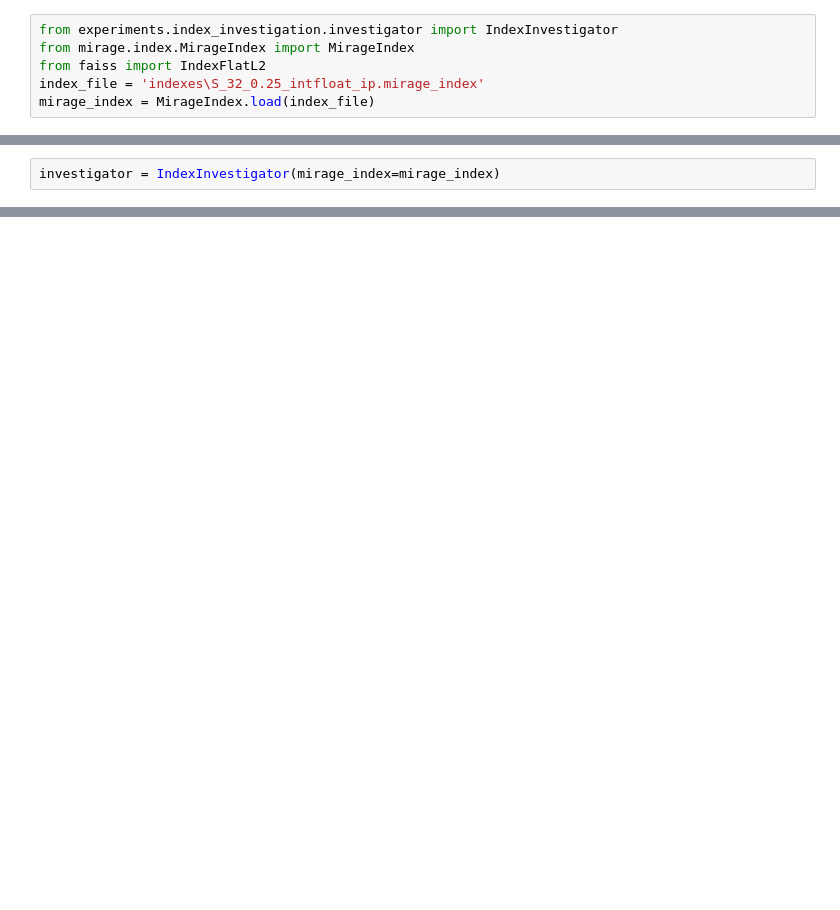
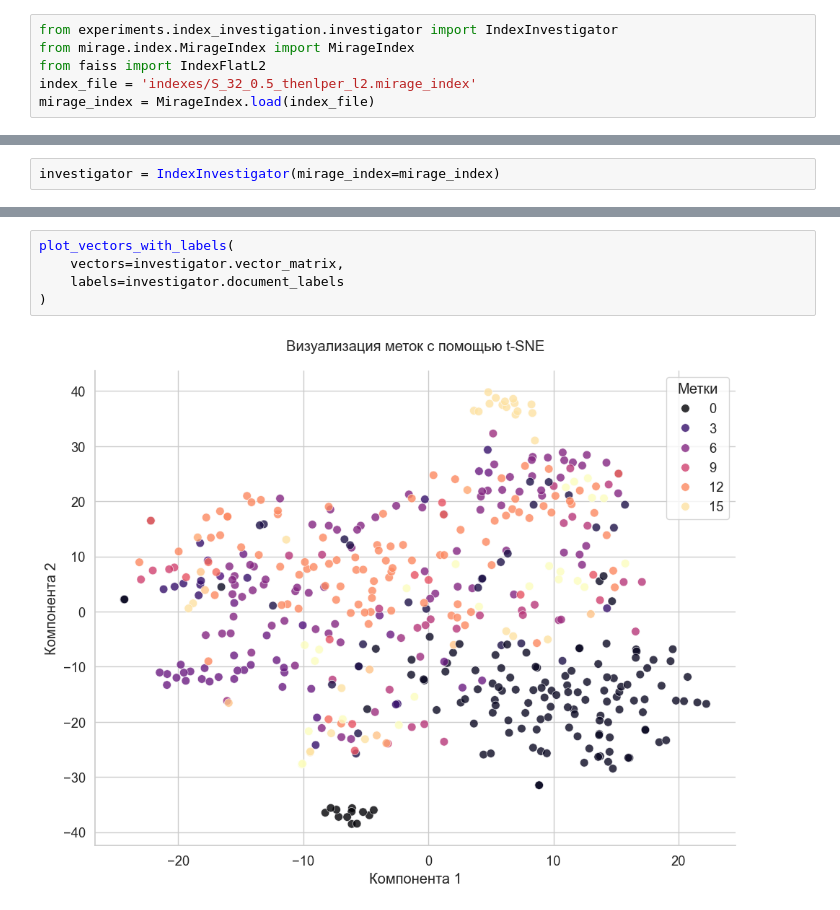
Before and after one commit to r-kulik/MIRAGE, a Jupyter notebook: experiments/index_investigation/investigation.ipynb, the cells around one changed output, grey strips where cells are left out. Saved outputs shown, nothing was run; the diff lists cells and outputs as text; blank space fills up the shorter version.

Commit message:
index investigator

```diff
--- a/experiments/index_investigation/investigation.ipynb
+++ b/experiments/index_investigation/investigation.ipynb
@@ -7,6 +7,6 @@ os.chdir('..\\..')
 from experiments.index_investigation.investigator import IndexInvestigator
 from mirage.index.MirageIndex import MirageIndex
 from faiss import IndexFlatL2
-index_file = 'indexes\S_32_0.25_intfloat_ip.mirage_index'
+index_file = 'indexes/S_32_0.5_thenlper_l2.mirage_index'
 mirage_index = MirageIndex.load(index_file)
 # %% [output]
@@ -20,0 +121,7 @@ IndexInvestigationResultDTO(vector_variance=0.08217217779048695, silhouette_scor
+# %%
+plot_vectors_with_labels(
+    vectors=investigator.vector_matrix,
+    labels=investigator.document_labels
+)
+# %% [output]
+[figure, added]
```
Also changed, not shown: parts of 4 cells of this notebook, 1 other file.
